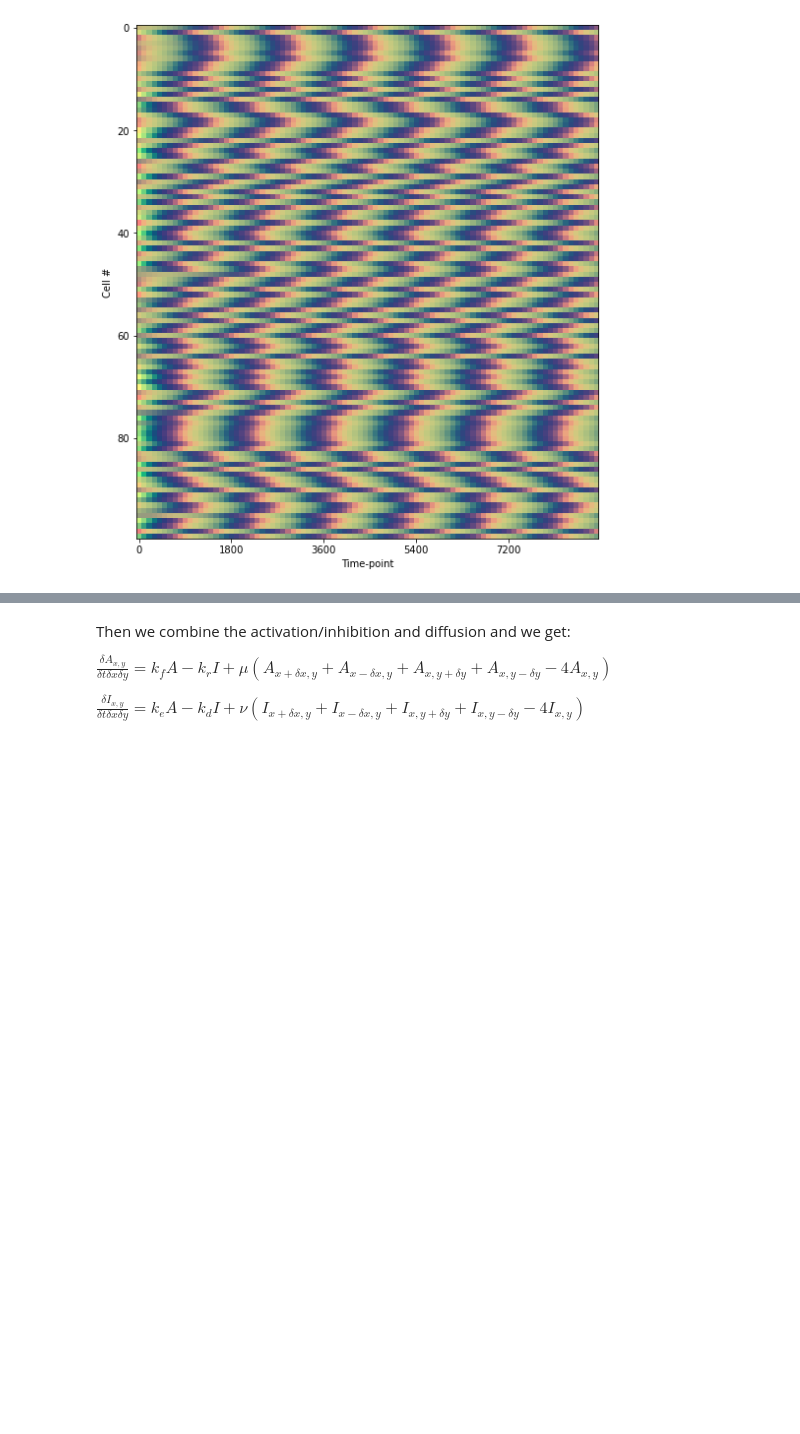
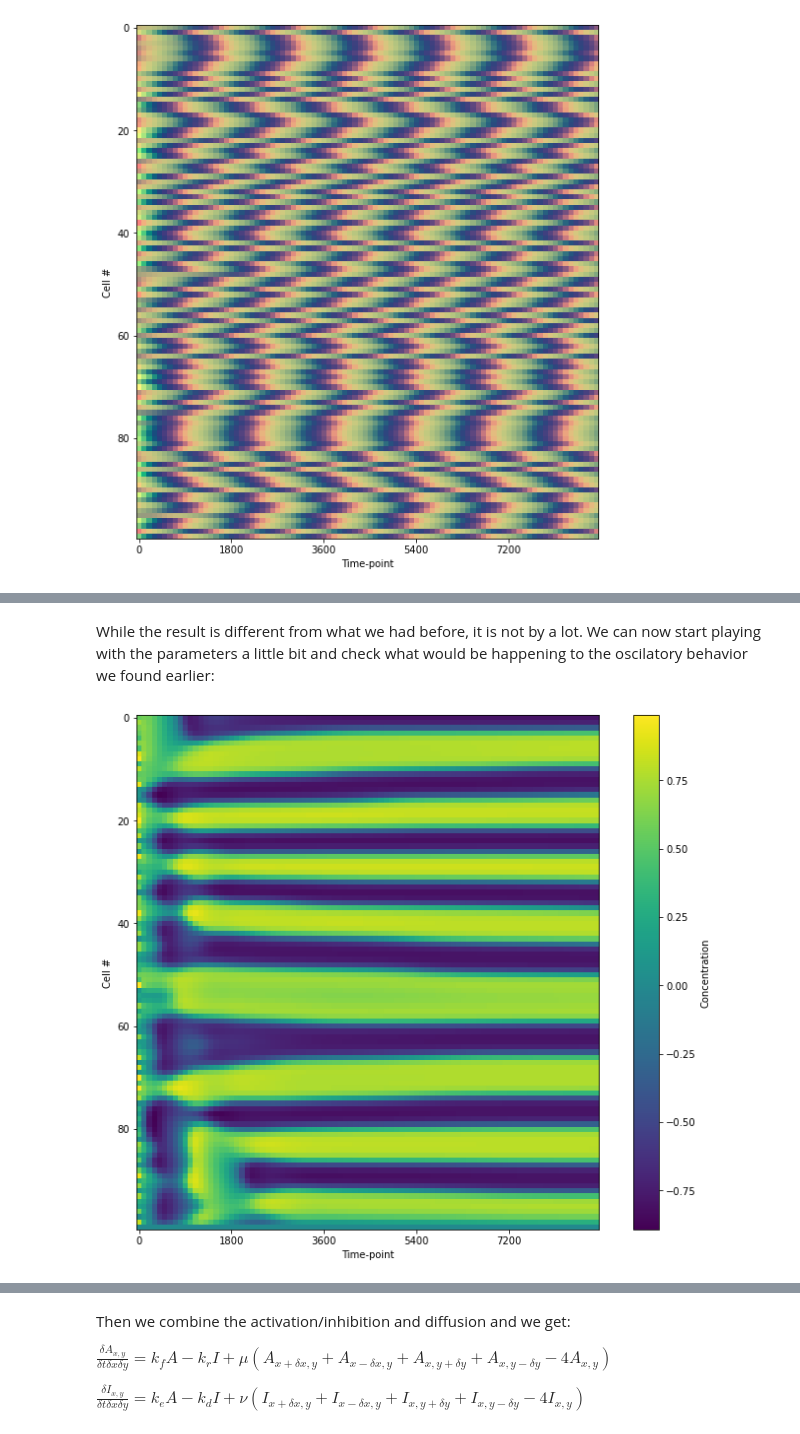
Before and after one commit to GuignardLab/CenTuri-Course, a Jupyter notebook: Turing-course.ipynb, the cells around one changed output, grey strips where cells are left out. Saved outputs shown, nothing was run; the diff lists cells and outputs as text; code cells hidden in the pictures; blank space fills up the shorter version.

```diff
--- a/Turing-course.ipynb
+++ b/Turing-course.ipynb
@@ -1734,0 +1731,18 @@ $\frac{\delta I_{x, y}}{\delta x \delta y} = \nu(I_{x+\delta x, y} + I_{x-\delta
+# %% [markdown]
+While the result is different from what we had before, it is not by a lot.
+We can now start playing with the parameters a little bit and check what would be happening to the oscilatory behavior we found earlier:
+# %%
+A = np.zeros((size, n))
+I = np.zeros((size, n))
+np.random.seed(0)
+A[:, 0] = np.random.random(100)
+np.random.seed(1)
+I[:, 0] = np.random.random(100)
+
+for t in range(1, n):
+    # do what is necessary
+    A[:, t], I[:, t] = dA_I(A[:, t-1], I[:, t-1], dt=.01, k=.05, tau=2,
+                            dx=.0005, mu_a=mu_a, mu_i=mu_i)
+plot_concentration_1D(A, step=100)
+# %% [output]
+[figure, added]
```
Also changed, not shown: parts of 38 cells of this notebook.
